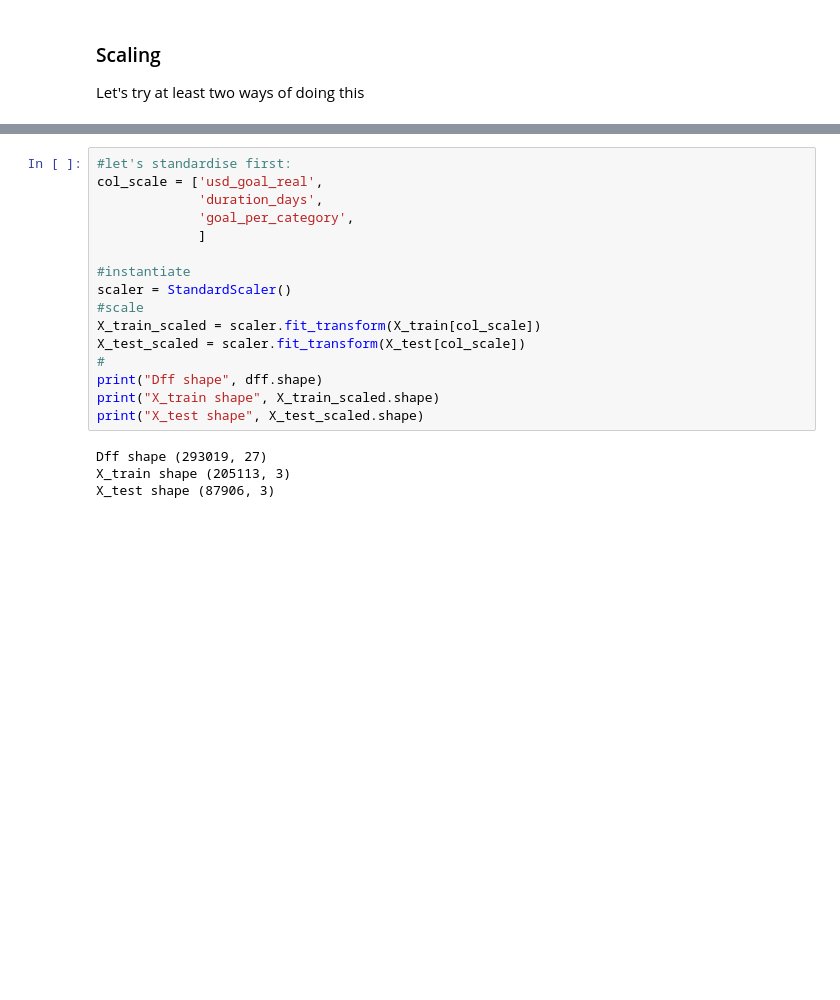
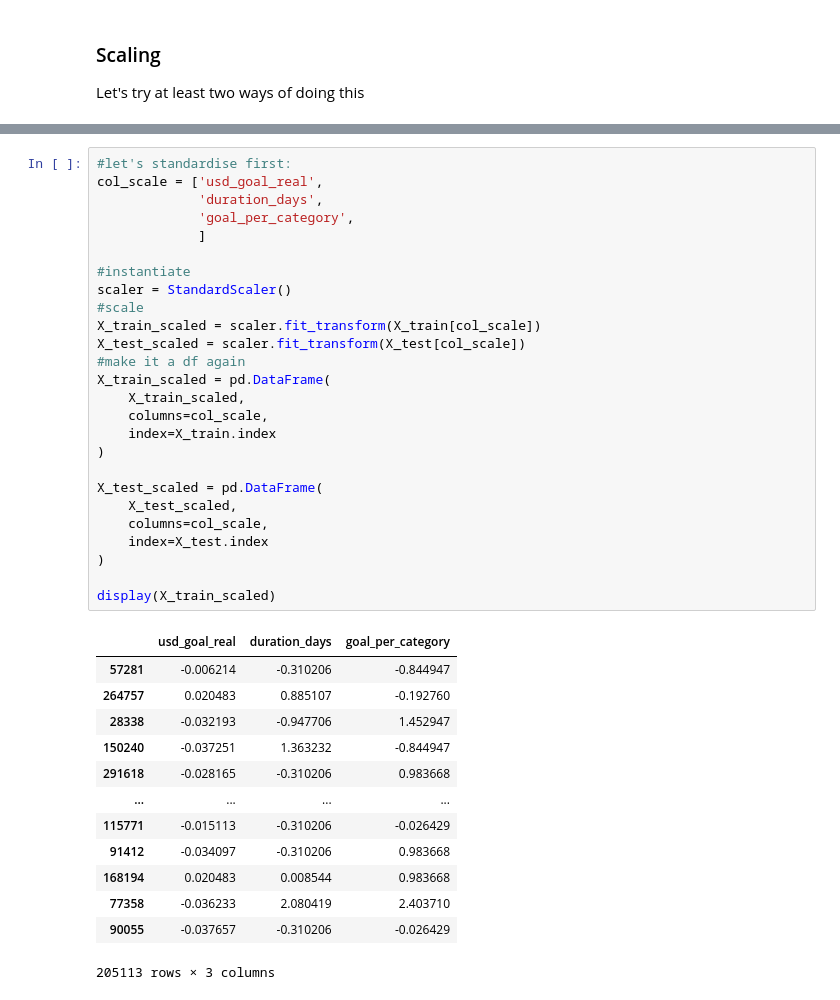
Before and after one commit to Senana/ds-ml-project_kickstarters, a Jupyter notebook: notebooks/feature_engineering/02_feature_engineering.ipynb, the cells around one changed output, grey strips where cells are left out. Cells and saved outputs as stored; diff of their text form; blank space fills up the shorter version.

```diff
--- a/notebooks/feature_engineering/02_feature_engineering.ipynb
+++ b/notebooks/feature_engineering/02_feature_engineering.ipynb
@@ -216,20 +254,40 @@ X_train, X_test, y_train, y_test = train_test_split(X, y, test_size = 0.3, rando
 # %%
 #let's standardise first:
 col_scale = ['usd_goal_real',
              'duration_days',
              'goal_per_category',
              ]
 
 #instantiate
 scaler = StandardScaler()
 #scale
 X_train_scaled = scaler.fit_transform(X_train[col_scale])
 X_test_scaled = scaler.fit_transform(X_test[col_scale])
-#
-print("Dff shape", dff.shape)
-print("X_train shape", X_train_scaled.shape)
-print("X_test shape", X_test_scaled.shape)
+#make it a df again
+X_train_scaled = pd.DataFrame(
+    X_train_scaled,
+    columns=col_scale,
+    index=X_train.index
+)
+
+X_test_scaled = pd.DataFrame(
+    X_test_scaled,
+    columns=col_scale,
+    index=X_test.index
+)
+
+display(X_train_scaled)
 # %% [output]
+|  | usd_goal_real | duration_days | goal_per_category |
+| 57281 | -0.006214 | -0.310206 | -0.844947 |
+| 264757 | 0.020483 | 0.885107 | -0.192760 |
+| 28338 | -0.032193 | -0.947706 | 1.452947 |
+| 150240 | -0.037251 | 1.363232 | -0.844947 |
+| 291618 | -0.028165 | -0.310206 | 0.983668 |
+| ... | ... | ... | ... |
+| 115771 | -0.015113 | -0.310206 | -0.026429 |
+| 91412 | -0.034097 | -0.310206 | 0.983668 |
+| 168194 | 0.020483 | 0.008544 | 0.983668 |
+| 77358 | -0.036233 | 2.080419 | 2.403710 |
+| 90055 | -0.037657 | -0.310206 | -0.026429 |
-Dff shape (293019, 27)
-X_train shape (205113, 3)
-X_test shape (87906, 3)
+205113 rows × 3 columns
```
Also changed, not shown: parts of 6 cells of this notebook, 1 other file.
